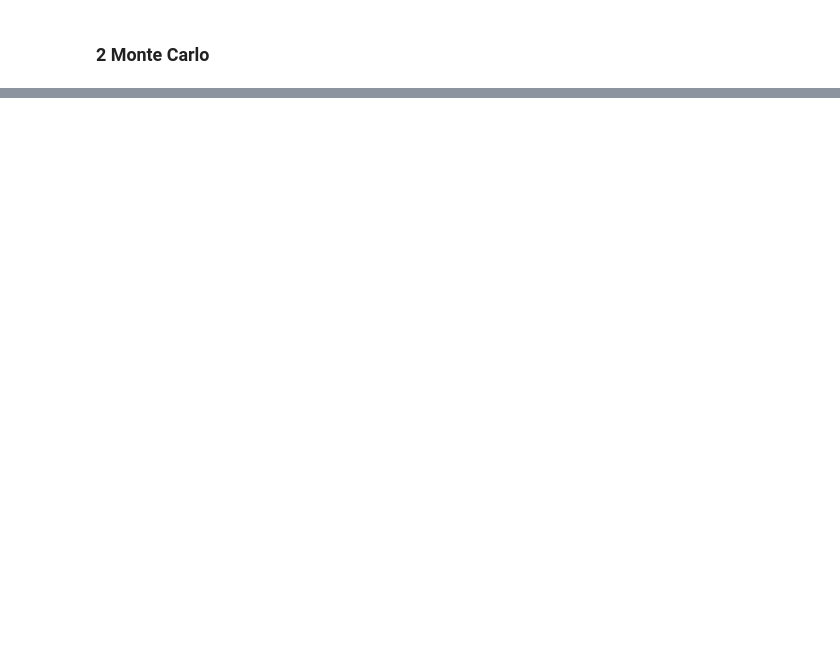
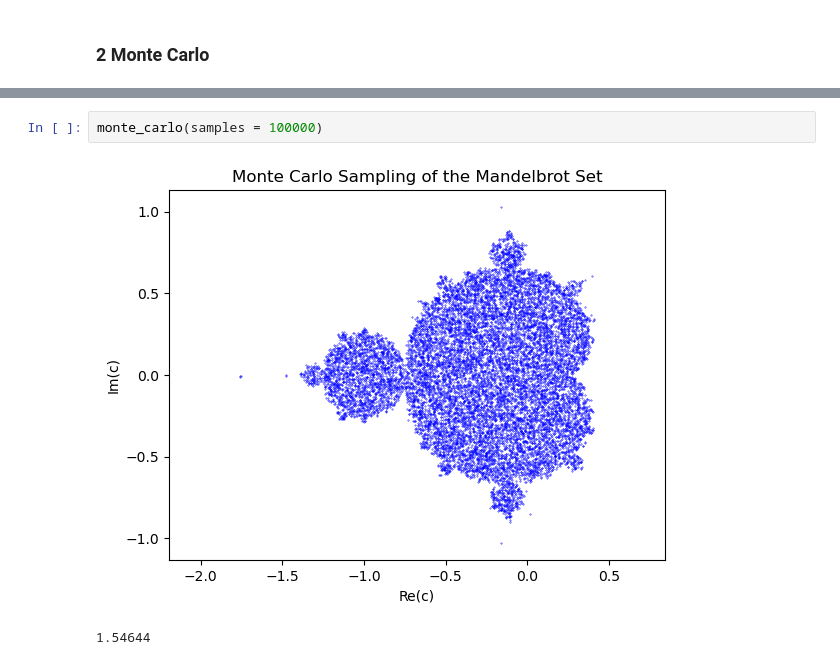
Before and after one commit to Ruben-UvA/Stochastic-Sim1, a Jupyter notebook: Mandelbrot.ipynb, the cells around one changed output, grey strips where cells are left out. Saved outputs shown, nothing was run; the diff lists cells and outputs as text; blank space fills up the shorter version.

```diff
--- a/Mandelbrot.ipynb
+++ b/Mandelbrot.ipynb
@@ -98,5 +99,10 @@ def monte_carlo(iter_num = 100000 ,xrange=(-2, 1.5), yrange=(-1.5, 1.5) ):
 
     return mandel_area
+# %%
+monte_carlo(samples = 100000)
+# %% [output]
+[figure, added]
+1.54644
 # %%
 monte_carlo()
 # %% [output]
```
Also changed, not shown: parts of 7 cells of this notebook.
